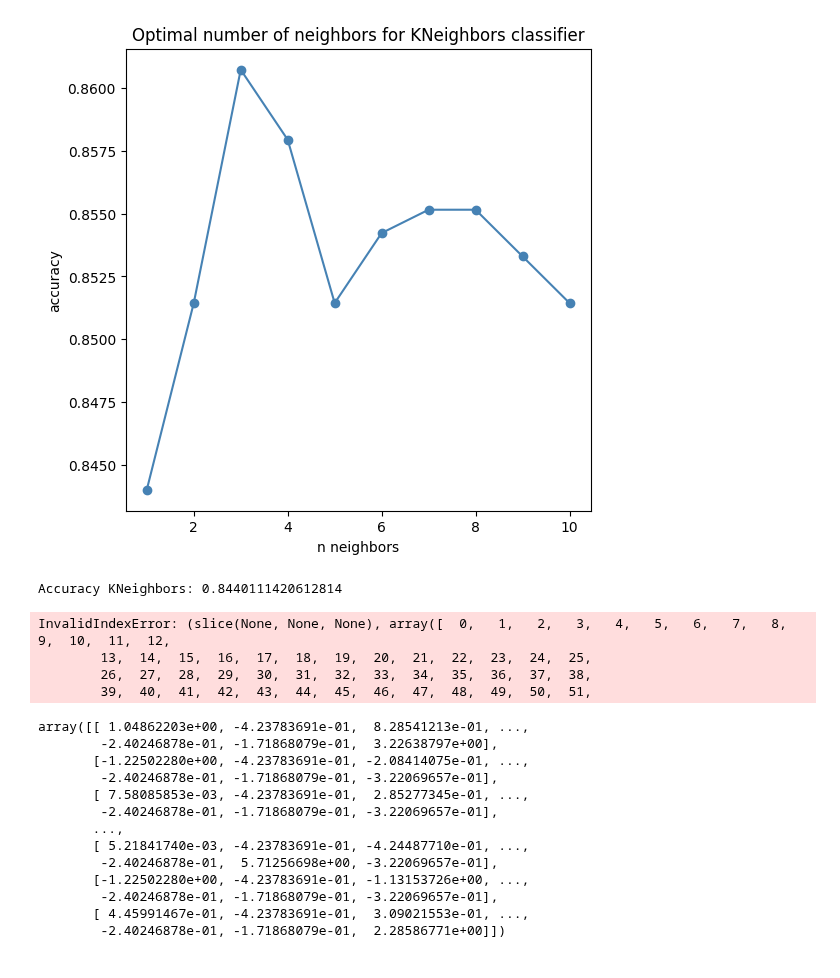
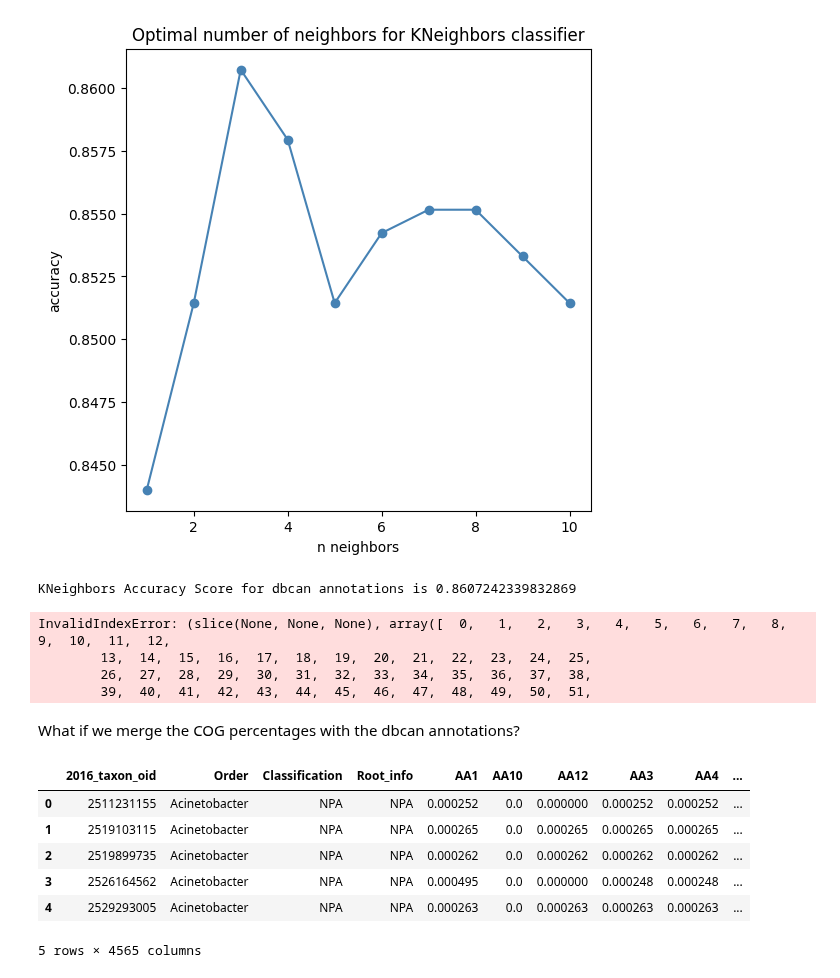
Before and after one commit to ajlukasiewicz/Team_9_MacLearn, a Jupyter notebook: Scripts/KNeighbors_classifier.ipynb, the cells around one changed output. Drawn from its saved outputs; the diff is of its cells as text; code cells hidden in the pictures.

```diff
--- a/Scripts/KNeighbors_classifier.ipynb
+++ b/Scripts/KNeighbors_classifier.ipynb
@@ -133,12 +124,18 @@ plt.show()
 # %% [output]
 [figure]
 # %%
-#evaluating accuracy
-from sklearn import metrics
-# Model Accuracy, how often is the classifier correct?
-print("Accuracy KNeighbors:",metrics.accuracy_score(y_test, y_pred))
+#fit using KNeighbors
+KNC = KNeighborsClassifier(n_neighbors = 3)
+KNC.fit(X_train_selected, y_train)
+
+# select the same features on the test set, predict, and get the test accuracy:
+X_test_selected = selector.transform(X_test)
+y_pred = KNC.predict(X_test_selected)
+
+#log accuracy
+print("KNeighbors Accuracy Score for dbcan annotations is " + str(metrics.accuracy_score(y_test, y_pred)))
 # %% [output]
-Accuracy KNeighbors: 0.8440111420612814
+KNeighbors Accuracy Score for dbcan annotations is 0.8607242339832869
 # %%
 #feature selection using boruta scripts https://towardsdatascience.com/simple-example-using-boruta-feature-selection-in-python-8b96925d5d7a#:~:text=During%20the%20fit%2C%20Boruta%20will,noise%2C%20and%20therefore%20worth%20keeping.
 
@@ -178,19 +175,18 @@ InvalidIndexError: (slice(None, None, None), array([  0,   1,   2,   3,   4,   5
         13,  14,  15,  16,  17,  18,  19,  20,  21,  22,  23,  24,  25,
         26,  27,  28,  29,  30,  31,  32,  33,  34,  35,  36,  37,  38,
         39,  40,  41,  42,  43,  44,  45,  46,  47,  48,  49,  50,  51,
-# %%
-X_train_selected
-# %% [output]
-array([[ 1.04862203e+00, -4.23783691e-01,  8.28541213e-01, ...,
-        -2.40246878e-01, -1.71868079e-01,  3.22638797e+00],
-       [-1.22502280e+00, -4.23783691e-01, -2.08414075e-01, ...,
-        -2.40246878e-01, -1.71868079e-01, -3.22069657e-01],
-       [ 7.58085853e-03, -4.23783691e-01,  2.85277345e-01, ...,
-        -2.40246878e-01, -1.71868079e-01, -3.22069657e-01],
-       ...,
-       [ 5.21841740e-03, -4.23783691e-01, -4.24487710e-01, ...,
-        -2.40246878e-01,  5.71256698e+00, -3.22069657e-01],
-       [-1.22502280e+00, -4.23783691e-01, -1.13153726e+00, ...,
-        -2.40246878e-01, -1.71868079e-01, -3.22069657e-01],
-       [ 4.45991467e-01, -4.23783691e-01,  3.09021553e-01, ...,
-        -2.40246878e-01, -1.71868079e-01,  2.28586771e+00]])
+# %% [markdown]
+What if we merge the COG percentages with the dbcan annotations?
+# %%
+columns = ['Classification', 'Horizontally_Transferred_%', "Gene_Count___*_assembled"]
+merged = pd.merge(dbcan, cog.drop(columns, axis = 1), on='2016_taxon_oid', how='left')
+
+merged.head()
+# %% [output]
+|  | 2016_taxon_oid | Order | Classification | Root_info | AA1 | AA10 | AA12 | AA3 | AA4 | ... |
+| 0 | 2511231155 | Acinetobacter | NPA | NPA | 0.000252 | 0.0 | 0.000000 | 0.000252 | 0.000252 | ... |
+| 1 | 2519103115 | Acinetobacter | NPA | NPA | 0.000265 | 0.0 | 0.000265 | 0.000265 | 0.000265 | ... |
+| 2 | 2519899735 | Acinetobacter | NPA | NPA | 0.000262 | 0.0 | 0.000262 | 0.000262 | 0.000262 | ... |
+| 3 | 2526164562 | Acinetobacter | NPA | NPA | 0.000495 | 0.0 | 0.000000 | 0.000248 | 0.000248 | ... |
+| 4 | 2529293005 | Acinetobacter | NPA | NPA | 0.000263 | 0.0 | 0.000263 | 0.000263 | 0.000263 | ... |
+5 rows × 4565 columns
```
Also changed, not shown: parts of 17 cells of this notebook.
